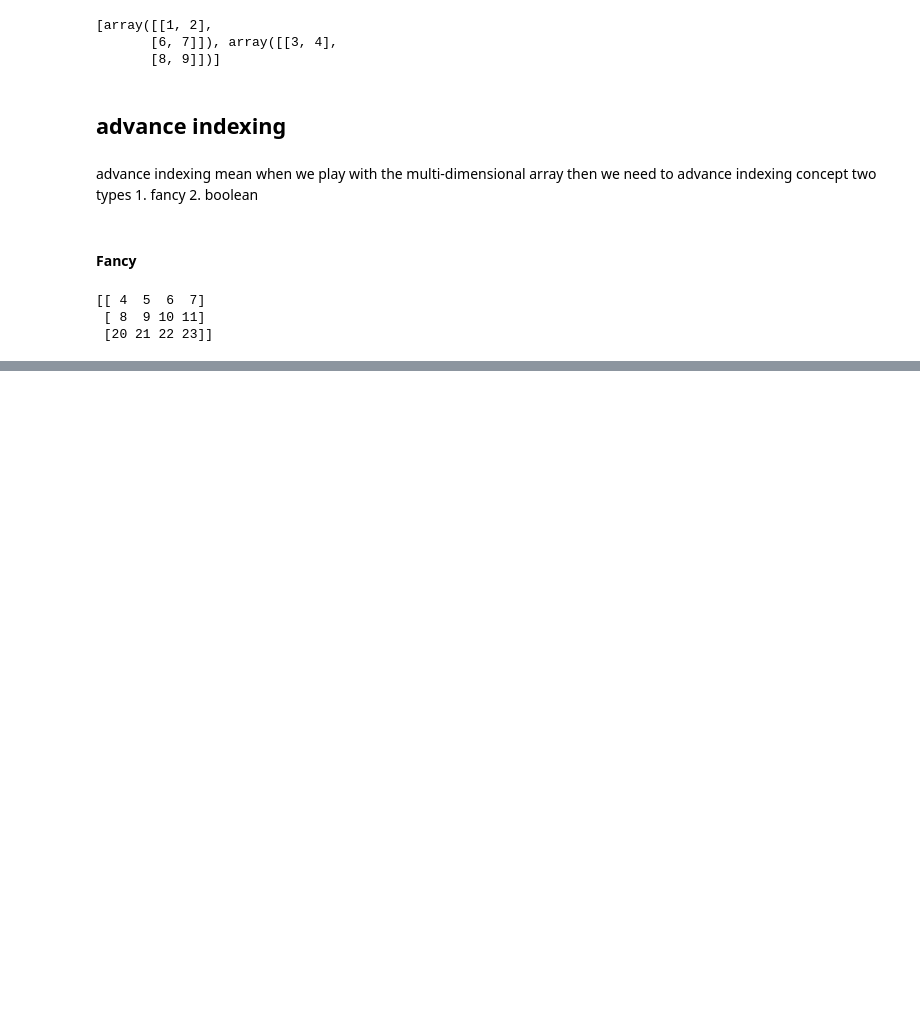
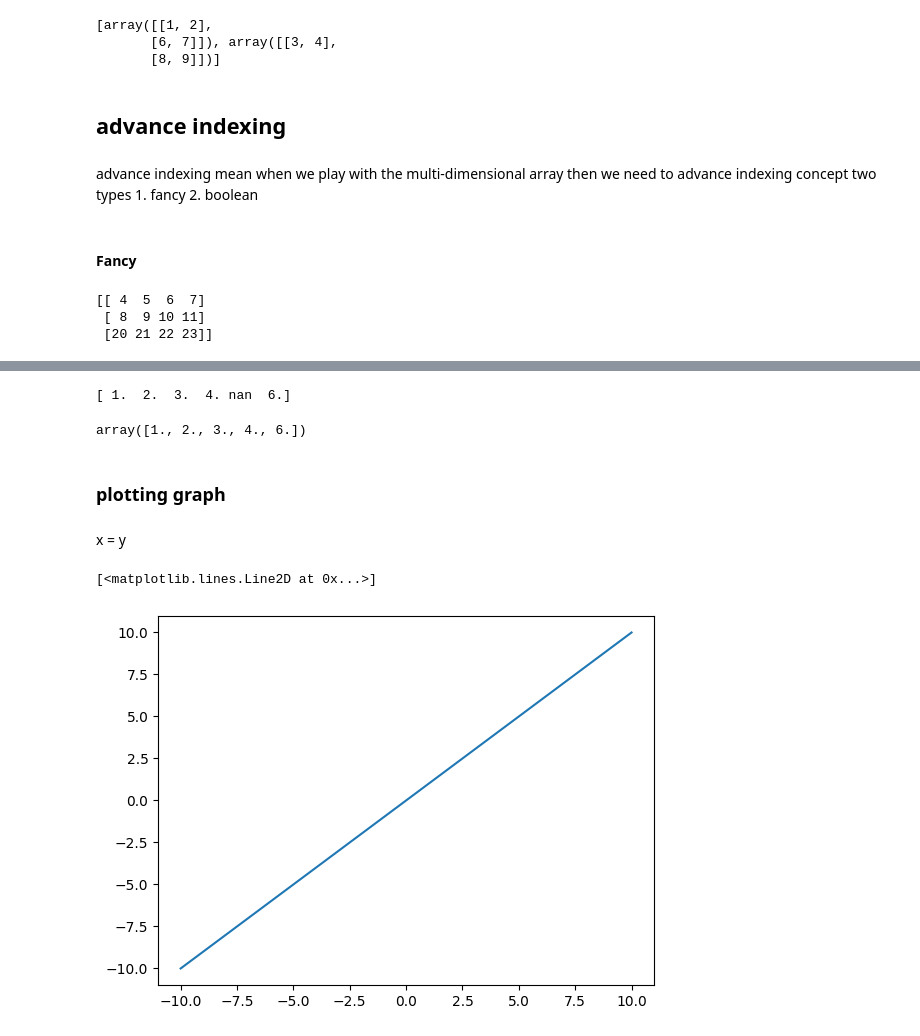
Before and after one commit to NAJEEBKHAN123/pythonPractice, a Jupyter notebook: Numpy/withCompux.ipynb, the cells around one changed output, grey strips where cells are left out. Saved outputs shown, nothing was run; the diff lists cells and outputs as text; code cells hidden in the pictures; blank space fills up the shorter version.

```diff
--- a/Numpy/withCompux.ipynb
+++ b/Numpy/withCompux.ipynb
@@ -279,0 +349,14 @@ print(arr[:, [res]])
+# %%
+arr = np.array([1, 2, 3, 4, np.nan, 6])
+
+print(arr)
+# %% [output]
+[ 1.  2.  3.  4. nan  6.]
+# %%
+arr[~np.isnan(arr)]
+# %% [output]
+array([1., 2., 3., 4., 6.])
+# %% [markdown]
+### plotting graph
+# %% [markdown]
+x = y
@@ -279,0 +365,9 @@ print(arr[:, [res]])
+# %%
+x = np.linspace(-10, 10, 100)
+
+y = x
+
+plt.plot(x,y)
+# %% [output]
+[<matplotlib.lines.Line2D at 0x...>]
+[figure, added]
```
Also changed, not shown: parts of 87 cells of this notebook, 1 other file.
